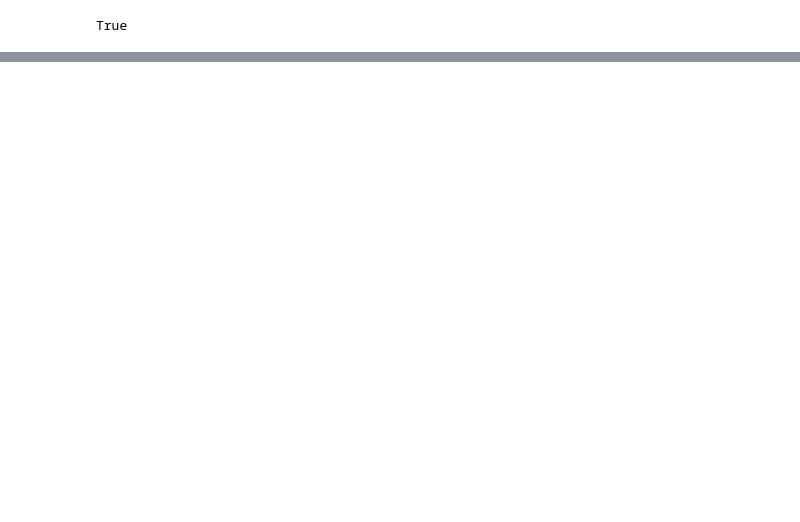
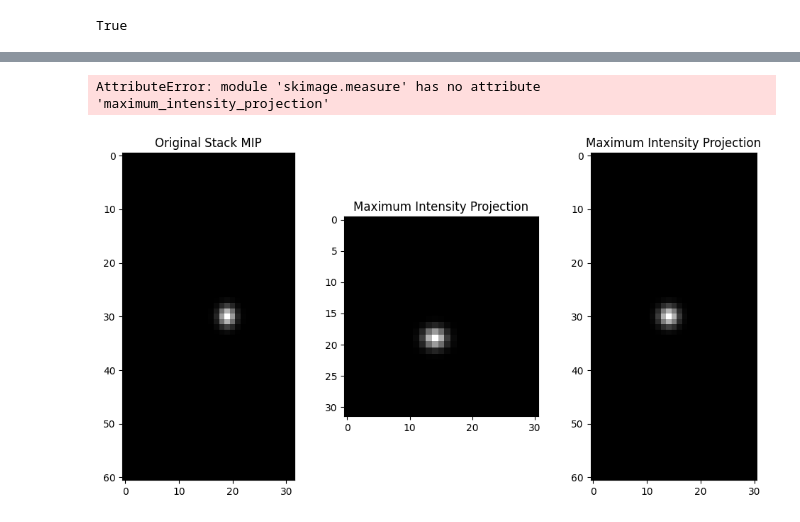
Before and after one commit to juliomateoslangerak/omero-metrics, a Jupyter notebook: omero_metrics/tools/test.ipynb, the cells around one changed output, grey strips where cells are left out. Drawn from its saved outputs; the diff is of its cells as text; code cells hidden in the pictures; blank space fills up the shorter version.

```diff
--- a/omero_metrics/tools/test.ipynb
+++ b/omero_metrics/tools/test.ipynb
@@ -574,0 +605,35 @@ df.Key = df.Key.str.replace("_", " ").str.title()
+# %%
+import numpy as np
+import matplotlib.pyplot as plt
+from skimage import io, measure
+
+
+# Create the maximum intensity projection along the z-axis (axis=0)
+mip = measure.maximum_intensity_projection(ima1, axis=0)
+
+# Display the original stack and the maximum intensity projection
+fig, axes = plt.subplots(1, 2, figsize=(12, 6))
+axes[0].imshow(ima1.max(axis=0), cmap='gray')
+axes[0].set_title('Original Stack MIP')
+axes[1].imshow(mip, cmap='gray')
+axes[1].set_title('Maximum Intensity Projection')
+plt.show()
+# %% [output]
+AttributeError: module 'skimage.measure' has no attribute 'maximum_intensity_projection'
+# %%
+stack = ima1
+# %%
+# Create the maximum intensity projection along the z-axis (axis=0)
+mip = np.max(stack, axis=0)
+
+# Display the original stack and the maximum intensity projection
+fig, axes = plt.subplots(1, 3, figsize=(12, 6))
+axes[0].imshow(stack.max(axis=2), cmap='gray')
+axes[0].set_title('Original Stack MIP')
+axes[1].imshow(mip, cmap='gray')
+axes[1].set_title('Maximum Intensity Projection')
+axes[2].imshow(stack.max(axis=1), cmap='gray')
+axes[2].set_title('Maximum Intensity Projection')
+plt.show()
+# %% [output]
+[figure, added]
```
Also changed, not shown: parts of 43 cells of this notebook, 3 other files.
